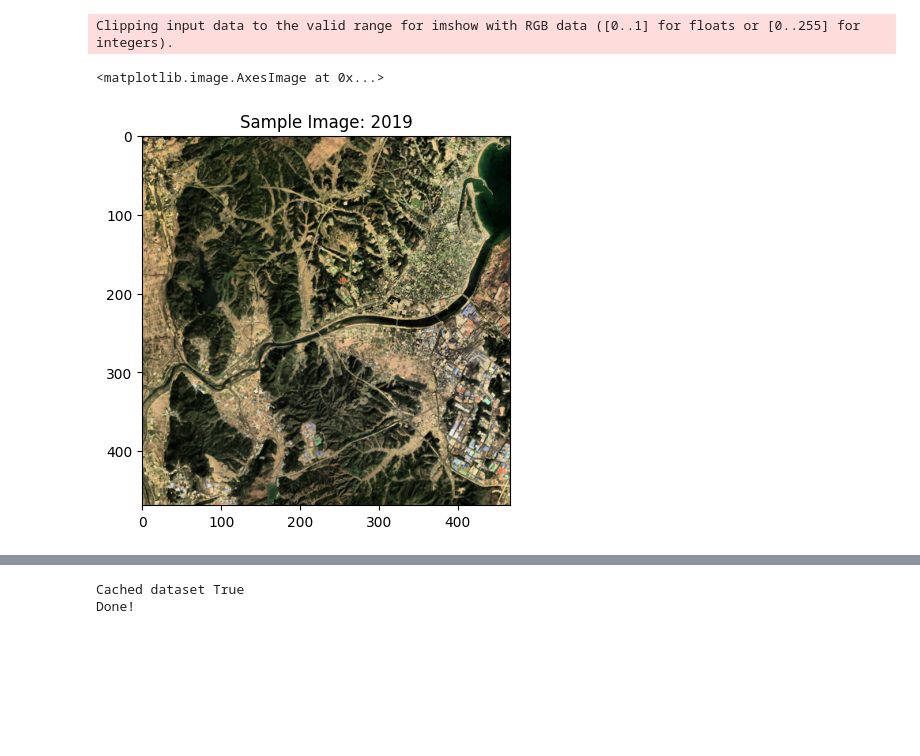
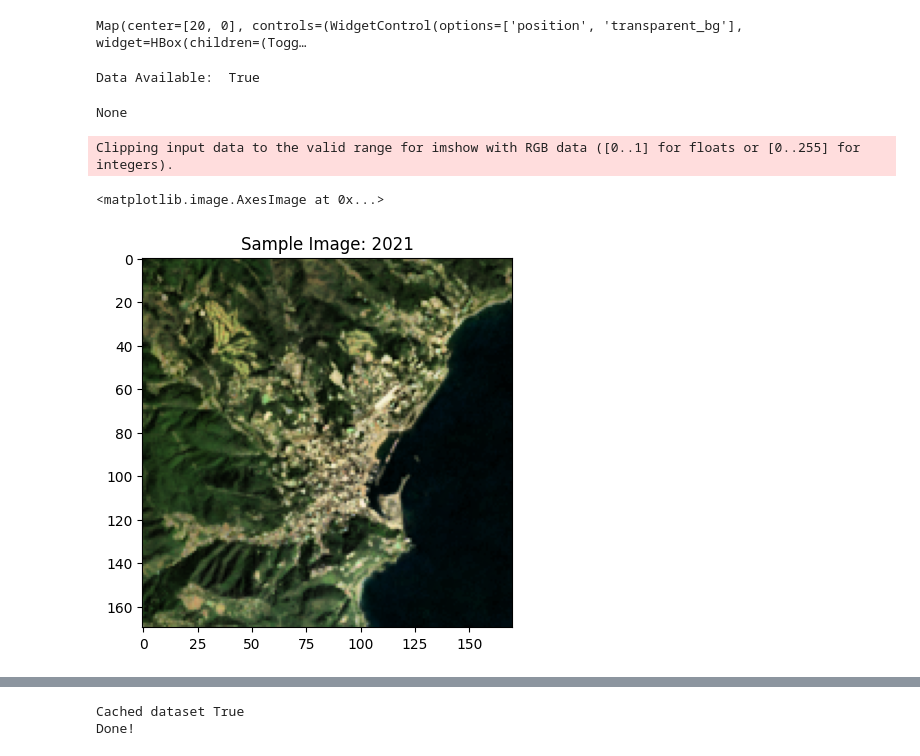
Before and after one commit to LQCHAN022/UMP-estimation, a Jupyter notebook: landsat_download/Cluster_LS_8.ipynb, the cells around one changed output, grey strips where cells are left out. Cells and saved outputs as stored; diff of their text form; code cells hidden in the pictures; blank space fills up the shorter version.

Commit message:
refactored landsat dl

```diff
--- a/landsat_download/Cluster_LS_8.ipynb
+++ b/landsat_download/Cluster_LS_8.ipynb
@@ -91,28 +84,65 @@ def create_bounding_box(point: ee.Geometry.Point, diameter: float):
 # Hanoi: 105.8342 21.0278
 # Shenzhen: 114.0596, 22.5429
 # HongKong: 114.1694, 22.3193
+# Nairobi: 36.8219, 1.2921
 
-CITY = ee.Geometry.Point([129.3145, 36.0030]) # Coord format: E, N
+
+# Atami: 35.0985444,139.0690813
+CITY = ee.Geometry.Point([139.0690813, 35.0985444]) # Coord format: E, N
 
 CITY_BOUNDING_BOX = create_bounding_box(CITY, 14000)
-YEAR = 2019
+YEAR = 2013
+
+Map = geemap.Map()
+
+Map
+# %% [output]
+Map(center=[20, 0], controls=(WidgetControl(options=['position', 'transparent_bg'], widget=HBox(children=(Togg…
+# %%
+ls_read = (COMBINED_LANDSAT
+            .filterBounds(CITY)
+            .filterDate(f'{YEAR}-01-01', f'{YEAR}-12-31')
+            .map(mask_clouds)
+           )
+ls_median = ls_read.median()
+
+data_available = ls_median.getInfo() is not None
+
+print("Data Available: ", data_available)
+
+if data_available:
+    vis_params_wc = {"bands": ['Map']}
+    vis_params_rgb = {'bands': ['B3', "B2", "B1"], "min": 0, "max": 0.3, 'opacity': 1.0}
+    #vis_params = {'bands': ['ST'], 'palette': ['9d3d21', ' 2b5b8a'], 'min': 260.0, 'max': 380.0, 'opacity': .8}
+    Map.centerObject(CITY, 14)
+    Map.addLayer(ls_median, vis_params_rgb, f"Satelite Image")
+    #Map.addLayer(wc_read, vis_params_wc, f"World Cover Map")
+    #Map.addLayer(ls_median, vis_params, f"Thermal Band")
+# %% [output]
+Data Available:  True
+# %%
+print(Map.chart_labels)
+# %% [output]
+None
 # %%
+YEAR = 2021
+CITY_BOUNDING_BOX = create_bounding_box(CITY, 5000)
 ls_read = (COMBINED_LANDSAT
             .filterBounds(CITY)
             .filterDate(f'{YEAR}-01-01', f'{YEAR}-12-31')
             .map(mask_clouds)
            )
 ls_median = ls_read.median()
 
 
 ls_read_export = ls_median.reproject(ls_read.first().select("B1").projection())
 channel = geemap.ee_to_numpy(ls_read_export, region=CITY_BOUNDING_BOX, bands = ['B3', "B2", "B1"], default_value=0.0)
 image = exposure.equalize_adapthist(channel, clip_limit=0.02)
 
 
 plt.title(f"Sample Image: {YEAR}")
 plt.imshow(image)
 # %% [output]
 Clipping input data to the valid range for imshow with RGB data ([0..1] for floats or [0..255] for integers).
 <matplotlib.image.AxesImage at 0x...>
-[figure, old version]
+[figure, new version]
```
Also changed, not shown: parts of 2 cells of this notebook, 11 other files.
